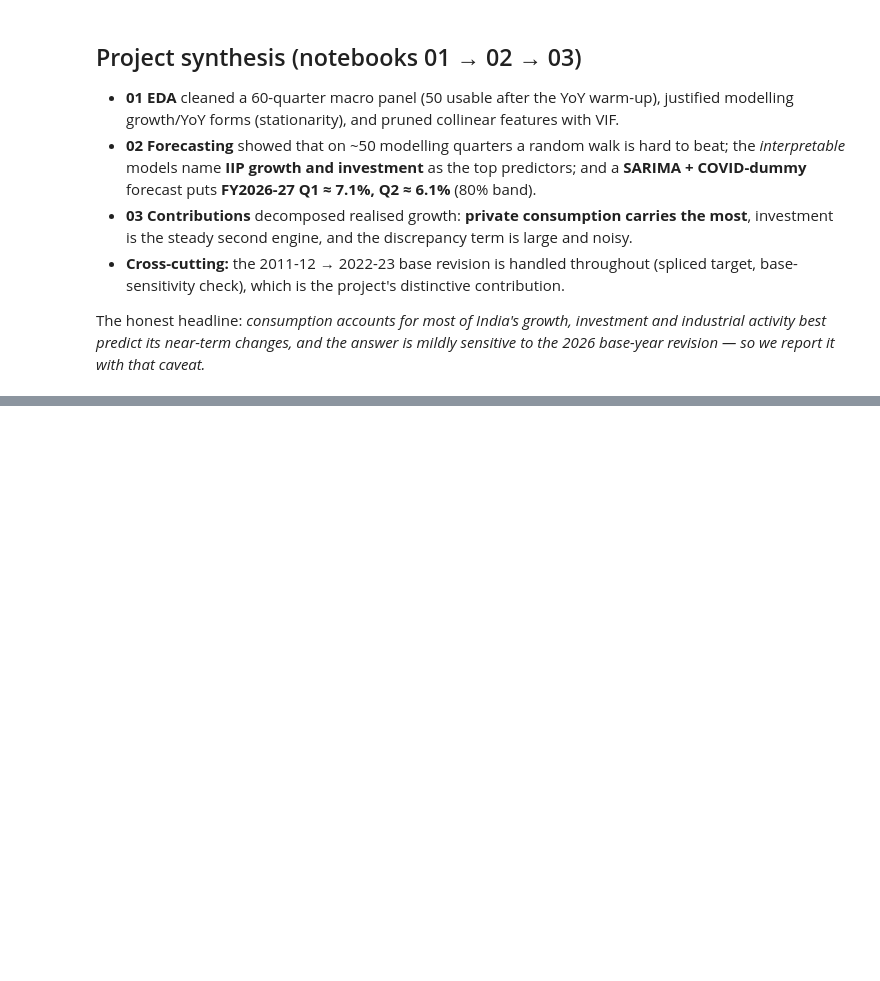
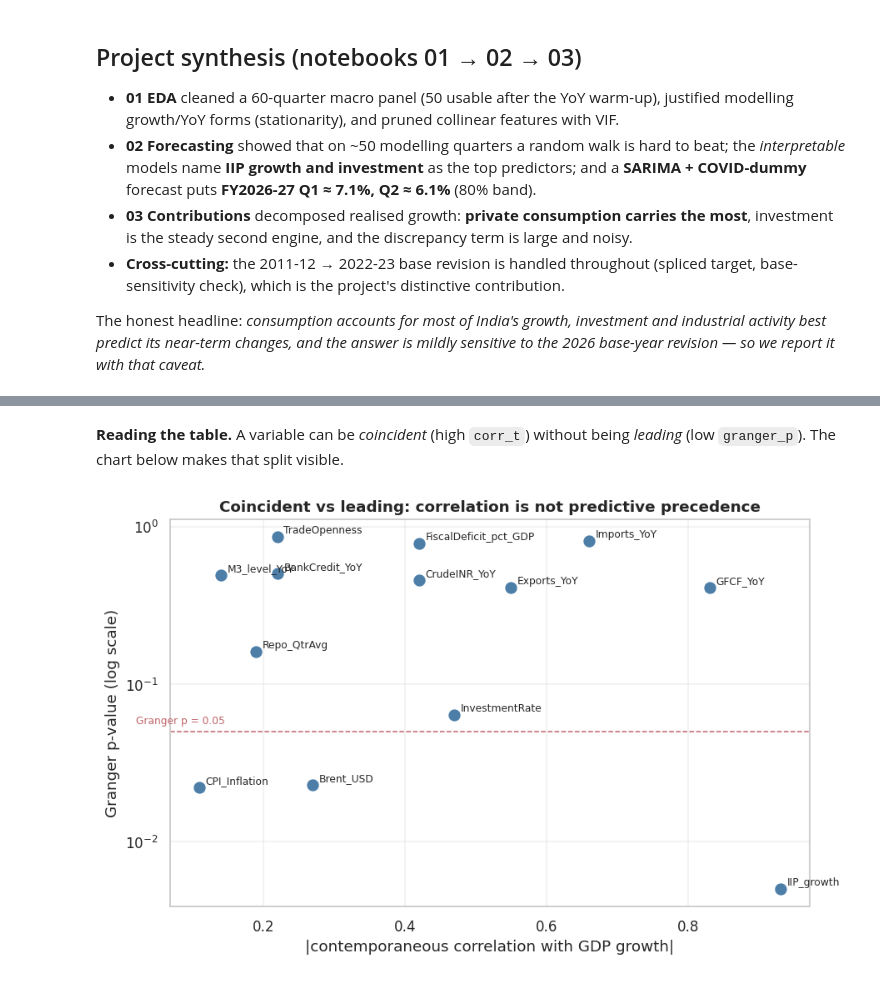
Before and after one commit to Shrutiiicodes/gdp-analysis, a Jupyter notebook: notebooks/03_contributions.ipynb, the cells around one changed output, grey strips where cells are left out. Saved outputs shown, nothing was run; the diff lists cells and outputs as text; code cells hidden in the pictures; blank space fills up the shorter version.

```diff
--- a/notebooks/03_contributions.ipynb
+++ b/notebooks/03_contributions.ipynb
@@ -170,0 +177,15 @@ the 2026 base-year revision — so we report it with that caveat.*
+# %%
+# --- Section 4 setup: reuse the driver screen defined in src/driver_screen.py --
+import sys, os
+from pathlib import Path
+PROJECT = Path(os.environ.get("GDP_PROJECT", "")).expanduser()
+if not (PROJECT / "data").is_dir():
+    here = Path.cwd()
+    for cand in (here, *here.parents):
+        if (cand / "data" / "processed").is_dir():
+            PROJECT = cand; break
+sys.path.insert(0, str(PROJECT / "src"))
+from driver_screen import run, DEFAULT_FEATURES
+
+screen = run(DEFAULT_FEATURES + ["BankCredit_YoY"])
+screen.round(3)
@@ -170,0 +207,23 @@ the 2026 base-year revision — so we report it with that caveat.*
+# %% [markdown]
+**Reading the table.** A variable can be *coincident* (high `corr_t`) without being *leading* (low `granger_p`). The chart below makes that split visible.
+# %%
+# Visualise the correlation-vs-precedence split: x = |contemporaneous corr|,
+# y = Granger p-value (log). Bottom-right = coincident AND leading; top-right =
+# coincident only (moves with GDP but does not lead it).
+import numpy as np, matplotlib.pyplot as plt
+s = screen.copy()
+fig, ax = plt.subplots(figsize=(9, 5.5))
+ax.scatter(s["corr_t"].abs(), s["granger_p"], s=70, color="#4D7EA8", zorder=3)
+for _, r in s.iterrows():
+    ax.annotate(r["feature"], (abs(r["corr_t"]), r["granger_p"]),
+                xytext=(5, 3), textcoords="offset points", fontsize=8)
+ax.axhline(0.05, color="#C1666B", lw=1, ls="--")
+ax.text(0.02, 0.056, "Granger p = 0.05", color="#C1666B", fontsize=8)
+ax.set_yscale("log"); ax.set_xlabel("|contemporaneous correlation with GDP growth|")
+ax.set_ylabel("Granger p-value (log scale)")
+ax.set_title("Coincident vs leading: correlation is not predictive precedence")
+ax.grid(True, alpha=.3)
+FIGS = PROJECT / "outputs" / "figures"; FIGS.mkdir(parents=True, exist_ok=True)
+fig.savefig(FIGS / "03e_corr_vs_granger.png", dpi=150, bbox_inches="tight"); plt.show()
+# %% [output]
+[figure, added]
```
Also changed, not shown: parts of 7 cells of this notebook, 1 other file.
